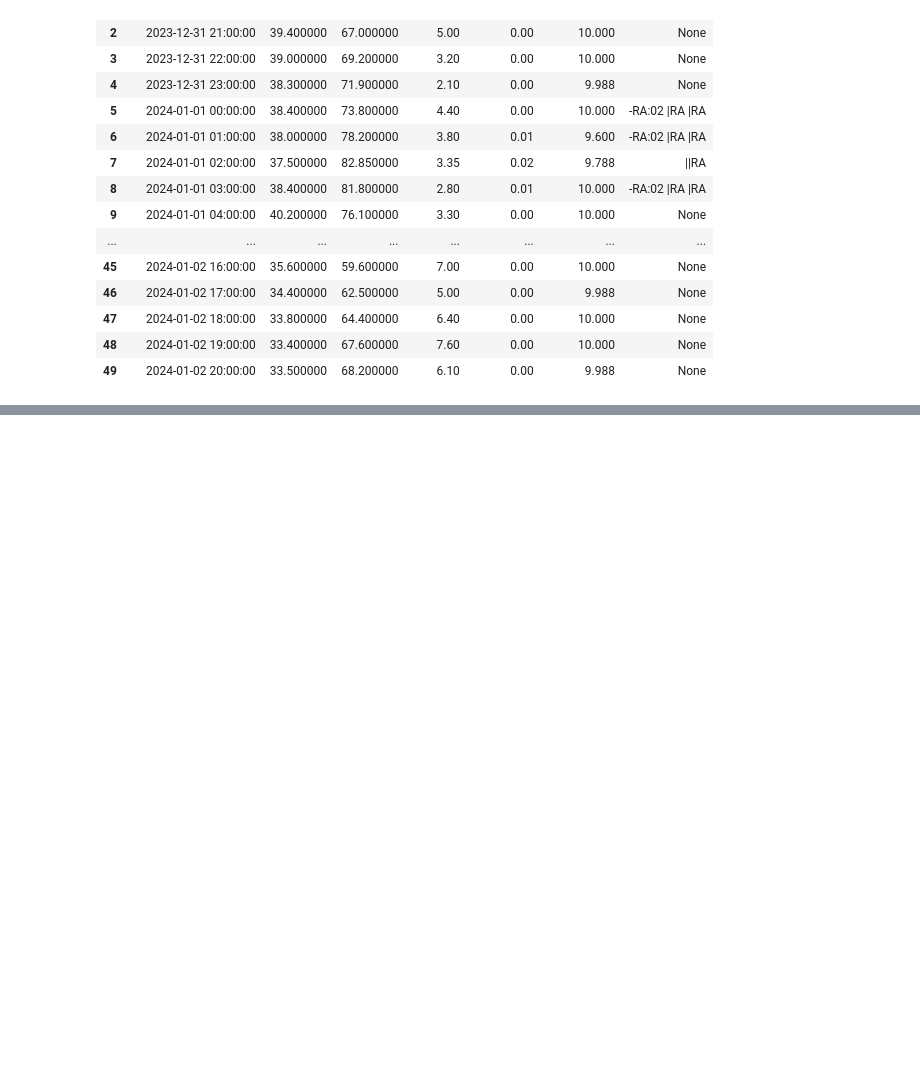
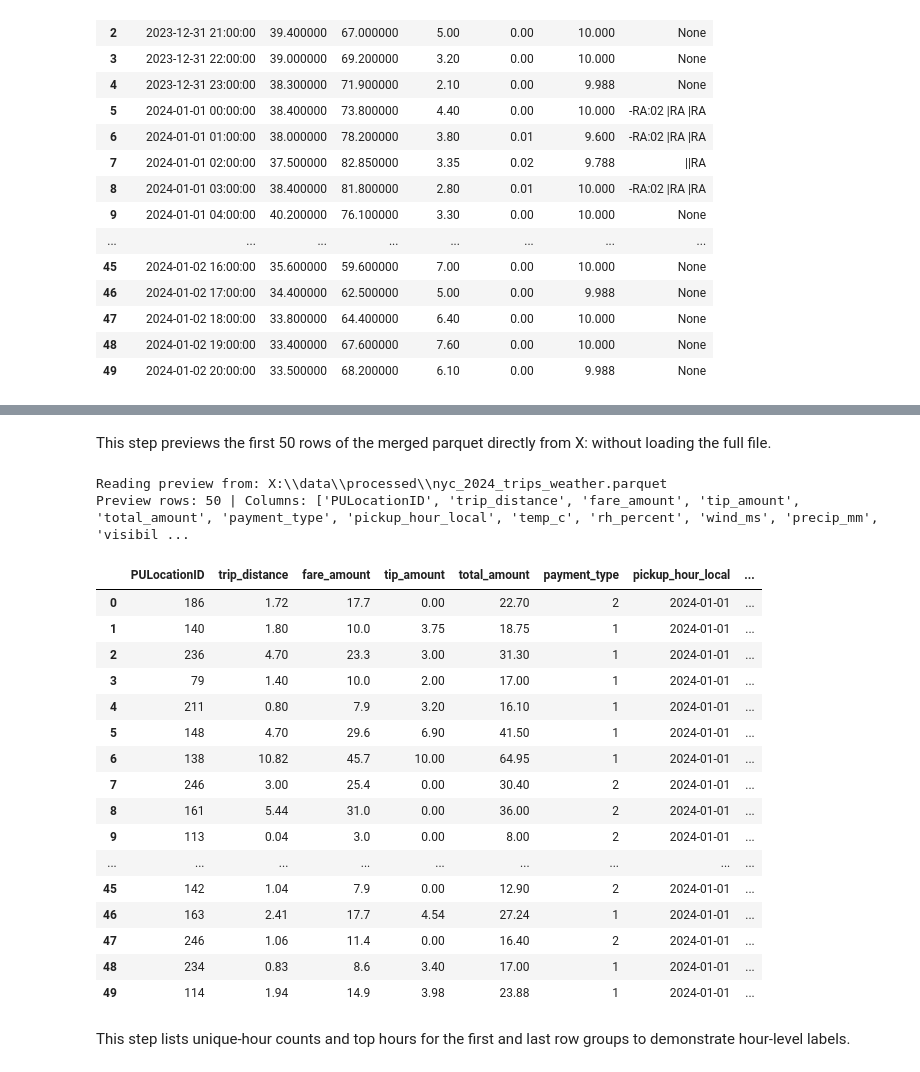
Before and after one commit to MadAreYou/Data_Analysis-NY_Tips_vs_Trips, a Jupyter notebook: notebooks/01_ingest_explore.ipynb, the cells around one changed output, grey strips where cells are left out. Drawn from its saved outputs; the diff is of its cells as text; code cells hidden in the pictures; blank space fills up the shorter version.

```diff
--- a/notebooks/01_ingest_explore.ipynb
+++ b/notebooks/01_ingest_explore.ipynb
@@ -749,0 +1012,37 @@ Rows: 8,782 | Columns: ['observation_hour_local', 'temp_c', 'rh_percent', 'wind_
+# %% [markdown]
+This step previews the first 50 rows of the merged parquet directly from X: without loading the full file.
+# %%
+# Preview: first 50 rows from X: parquet without loading full dataset
+import os, pyarrow.parquet as pq
+from IPython.display import display
+X_PQ = r"X:\\data\\processed\\nyc_2024_trips_weather.parquet"
+print(f"Reading preview from: {X_PQ}")
+pf = pq.ParquetFile(X_PQ)
+tbl_rg0 = pf.read_row_group(0)  # read only first row group
+n = min(50, tbl_rg0.num_rows)
+tbl_head = tbl_rg0.slice(0, n)
+df_head = tbl_head.to_pandas()
+print(f"Preview rows: {len(df_head)} | Columns: {list(df_head.columns)}")
+display(df_head)
+# %% [output]
+Reading preview from: X:\\data\\processed\\nyc_2024_trips_weather.parquet
+Preview rows: 50 | Columns: ['PULocationID', 'trip_distance', 'fare_amount', 'tip_amount', 'total_amount', 'payment_type', 'pickup_hour_local', 'temp_c', 'rh_percent', 'wind_ms', 'precip_mm', 'visibil ...
+|  | PULocationID | trip_distance | fare_amount | tip_amount | total_amount | payment_type | pickup_hour_local | ... |
+| 0 | 186 | 1.72 | 17.7 | 0.00 | 22.70 | 2 | 2024-01-01 | ... |
+| 1 | 140 | 1.80 | 10.0 | 3.75 | 18.75 | 1 | 2024-01-01 | ... |
+| 2 | 236 | 4.70 | 23.3 | 3.00 | 31.30 | 1 | 2024-01-01 | ... |
+| 3 | 79 | 1.40 | 10.0 | 2.00 | 17.00 | 1 | 2024-01-01 | ... |
+| 4 | 211 | 0.80 | 7.9 | 3.20 | 16.10 | 1 | 2024-01-01 | ... |
+| 5 | 148 | 4.70 | 29.6 | 6.90 | 41.50 | 1 | 2024-01-01 | ... |
+| 6 | 138 | 10.82 | 45.7 | 10.00 | 64.95 | 1 | 2024-01-01 | ... |
+| 7 | 246 | 3.00 | 25.4 | 0.00 | 30.40 | 2 | 2024-01-01 | ... |
+| 8 | 161 | 5.44 | 31.0 | 0.00 | 36.00 | 2 | 2024-01-01 | ... |
+| 9 | 113 | 0.04 | 3.0 | 0.00 | 8.00 | 2 | 2024-01-01 | ... |
+| ... | ... | ... | ... | ... | ... | ... | ... | ... |
+| 45 | 142 | 1.04 | 7.9 | 0.00 | 12.90 | 2 | 2024-01-01 | ... |
+| 46 | 163 | 2.41 | 17.7 | 4.54 | 27.24 | 1 | 2024-01-01 | ... |
+| 47 | 246 | 1.06 | 11.4 | 0.00 | 16.40 | 2 | 2024-01-01 | ... |
+| 48 | 234 | 0.83 | 8.6 | 3.40 | 17.00 | 1 | 2024-01-01 | ... |
+| 49 | 114 | 1.94 | 14.9 | 3.98 | 23.88 | 1 | 2024-01-01 | ... |
+# %% [markdown]
+This step lists unique-hour counts and top hours for the first and last row groups to demonstrate hour-level labels.
```
Also changed, not shown: parts of 31 cells of this notebook, 1 other file.
